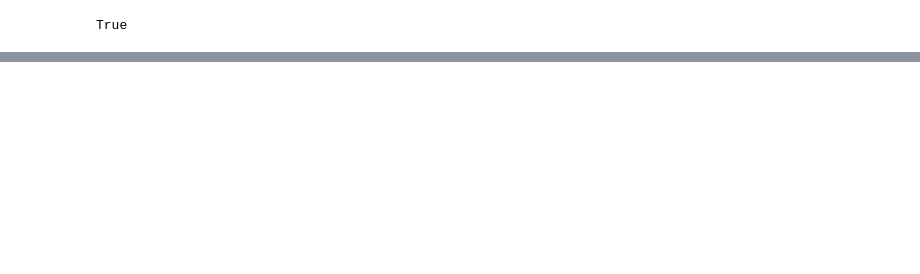
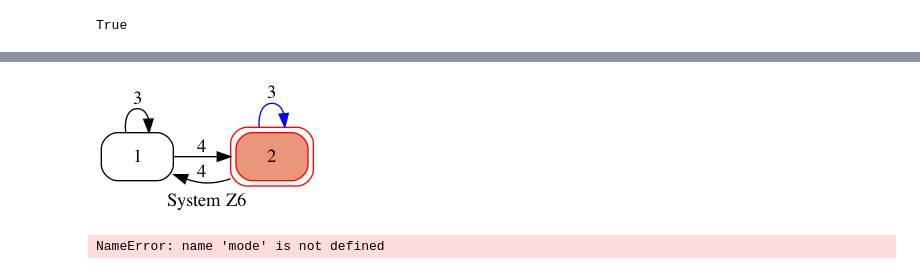
Before and after one commit to agharbi6/transitions, a Jupyter notebook: agharbi-tests/Wymore SystemsTransitionsPackage.ipynb, the cells around one changed output, grey strips where cells are left out. Saved outputs shown, nothing was run; the diff lists cells and outputs as text; code cells hidden in the pictures; blank space fills up the shorter version.

```diff
--- a/agharbi-tests/Wymore SystemsTransitionsPackage.ipynb
+++ b/agharbi-tests/Wymore SystemsTransitionsPackage.ipynb
@@ -41,0 +52,8 @@ model.state
+# %%
+model.show_graph()
+# %% [output]
+[figure, added]
+# %%
+mode.trigger('2')
+# %% [output]
+NameError: name 'mode' is not defined
```
Also changed, not shown: parts of 5 cells of this notebook, 1 other file.
